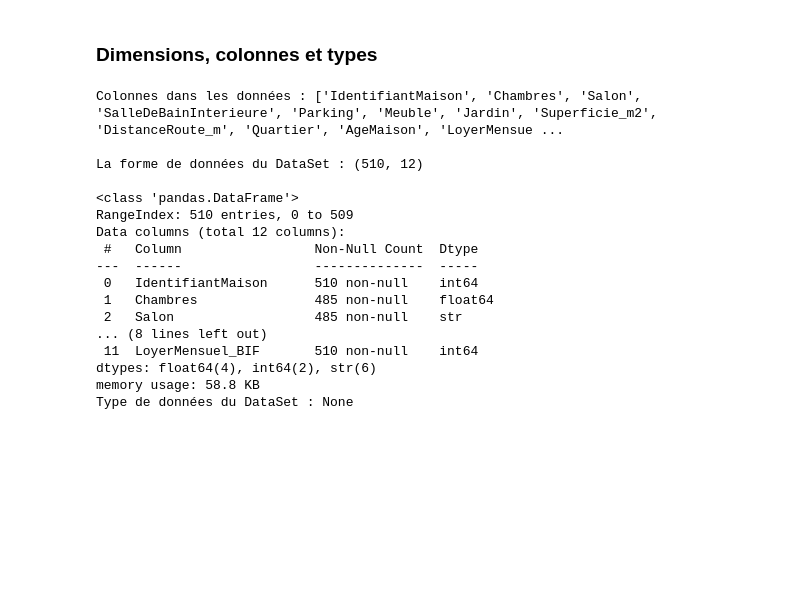
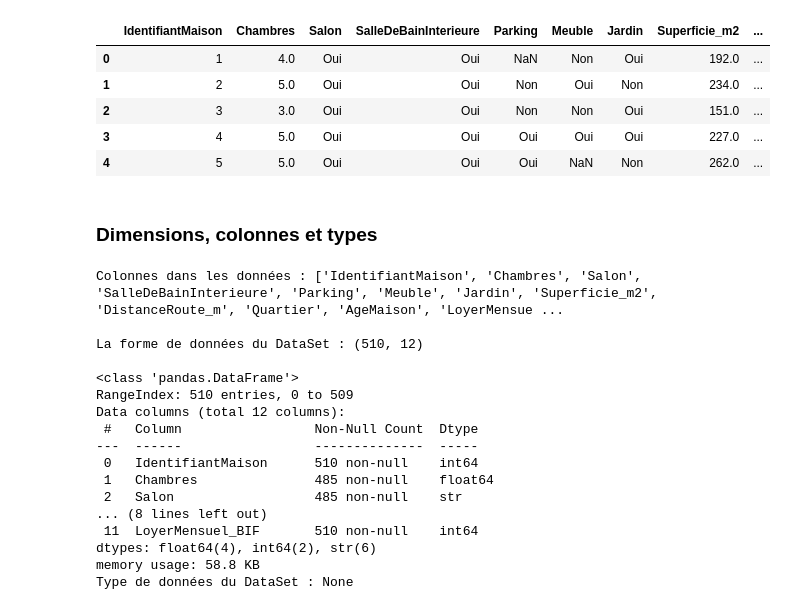
Before and after one commit to Luckson-dev/rent-prediction, a Jupyter notebook: notebooks/01_EDA.ipynb, the cells around one changed output. Cells and saved outputs as stored; diff of their text form; code cells hidden in the pictures; blank space fills up the shorter version.

```diff
--- a/notebooks/01_EDA.ipynb
+++ b/notebooks/01_EDA.ipynb
@@ -8,8 +8,17 @@ import matplotlib.pyplot as plt
 # %%
 path = os.path.abspath(os.getcwd())
 file_path = os.path.join(os.path.dirname(path), "data", "rent_prediction.csv")
 
 df = pd.read_csv(file_path)
+
+df.head()
+# %% [output]
+|  | IdentifiantMaison | Chambres | Salon | SalleDeBainInterieure | Parking | Meuble | Jardin | Superficie_m2 | ... |
+| 0 | 1 | 4.0 | Oui | Oui | NaN | Non | Oui | 192.0 | ... |
+| 1 | 2 | 5.0 | Oui | Oui | Non | Oui | Non | 234.0 | ... |
+| 2 | 3 | 3.0 | Oui | Oui | Non | Non | Oui | 151.0 | ... |
+| 3 | 4 | 5.0 | Oui | Oui | Oui | Oui | Oui | 227.0 | ... |
+| 4 | 5 | 5.0 | Oui | Oui | Oui | NaN | Non | 262.0 | ... |
 # %% [markdown]
 ### Dimensions, colonnes et types
 # %%
```
Also changed, not shown: parts of 1 cell of this notebook, 8 other files.
